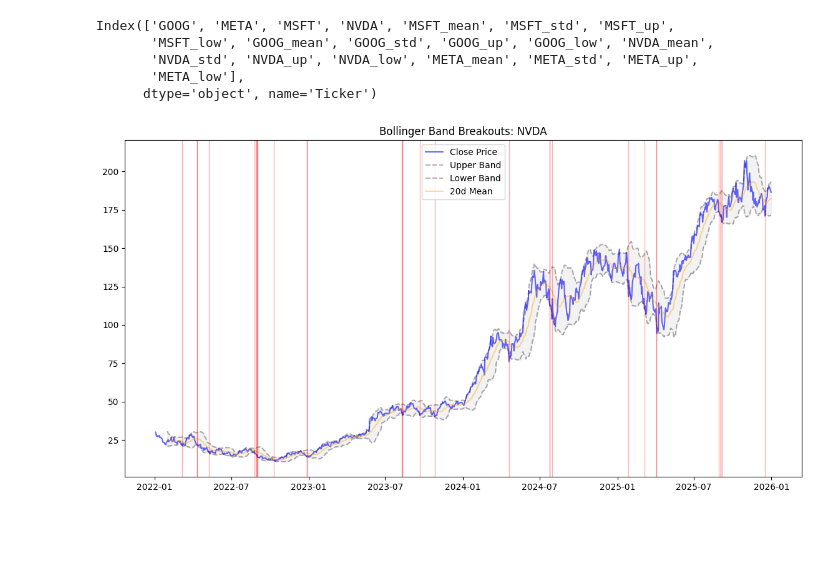
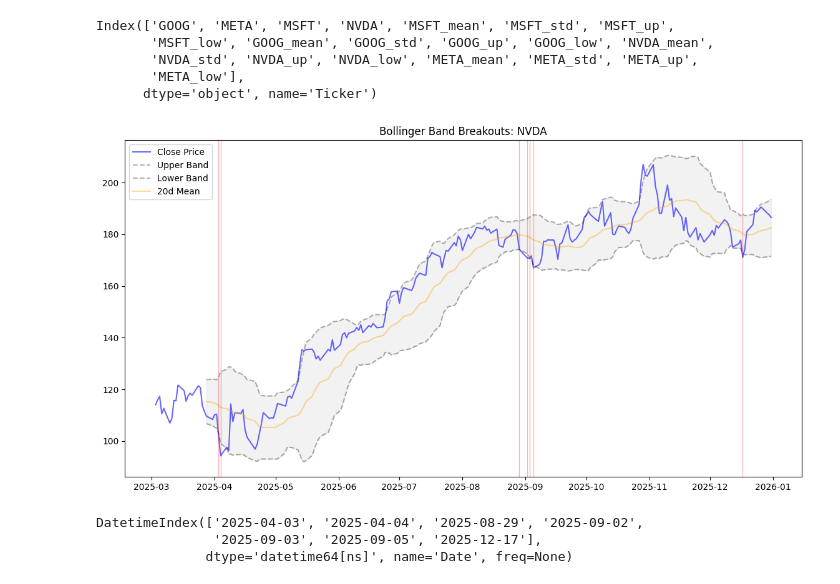
Before and after one commit to LeonSavi/T-M-Project, a Jupyter notebook: bands.ipynb, the cells around one changed output. Cells and saved outputs as stored; diff of their text form; code cells hidden in the pictures; blank space fills up the shorter version.

```diff
--- a/bands.ipynb
+++ b/bands.ipynb
@@ -23,7 +23,7 @@ import pandas as pd
 import yfinance as yf
 # %%
 tickers = ["MSFT", "GOOG", "NVDA", "META",]
-data = yf.download(tickers, start="2022-01-01", end="2026-01-01",interval='1d')['Close']
+data = yf.download(tickers, start="2025-03-01", end="2026-01-01",interval='1d')['Close']
 # %% [output]
 [*********************100%***********************]  4 of 4 completed
 # %%
@@ -75,31 +75,35 @@ def plot_bollinger_breakouts(df, ticker):
     plt.plot(df.index, df[close_col], label='Close Price', color='blue', alpha=0.6)
     plt.plot(df.index, df[upper_col], label='Upper Band', color='black', linestyle='--', alpha=0.3)
     plt.plot(df.index, df[lower_col], label='Lower Band', color='black', linestyle='--', alpha=0.3)
     plt.plot(df.index, df[mean_col], label='20d Mean', color='orange', alpha=0.4)
 
     # Fill the area between bands
     plt.fill_between(df.index, df[lower_col], df[upper_col], color='gray', alpha=0.1)
 
     # 2. Identify and Plot Vertical Lines (Breakouts)
     # We filter the dataframe to find where price is outside the bands
     rises = df[df[close_col] > df[upper_col]]
     drops = df[df[close_col] < df[lower_col]]
 
     # Add vertical lines for Rises (Green)
     # for date in rises.index:
     #     plt.axvline(x=date, color='green', linestyle='-', alpha=0.3, linewidth=1)
 
     # Add vertical lines for Drops (Red)
     for date in drops.index:
         plt.axvline(x=date, color='red', linestyle='-', alpha=0.3, linewidth=1)
 
     plt.title(f"Bollinger Band Breakouts: {ticker}")
     plt.legend(loc='best')
     plt.show()
 
     return drops.index
 
 # Example Usage:
 dates_index =  plot_bollinger_breakouts(data, "NVDA")
+dates_index
 # %% [output]
-[figure, old version]
+[figure, new version]
+DatetimeIndex(['2025-04-03', '2025-04-04', '2025-08-29', '2025-09-02',
+               '2025-09-03', '2025-09-05', '2025-12-17'],
+              dtype='datetime64[ns]', name='Date', freq=None)
```
Also changed, not shown: parts of 3 cells of this notebook, 4 other files.
